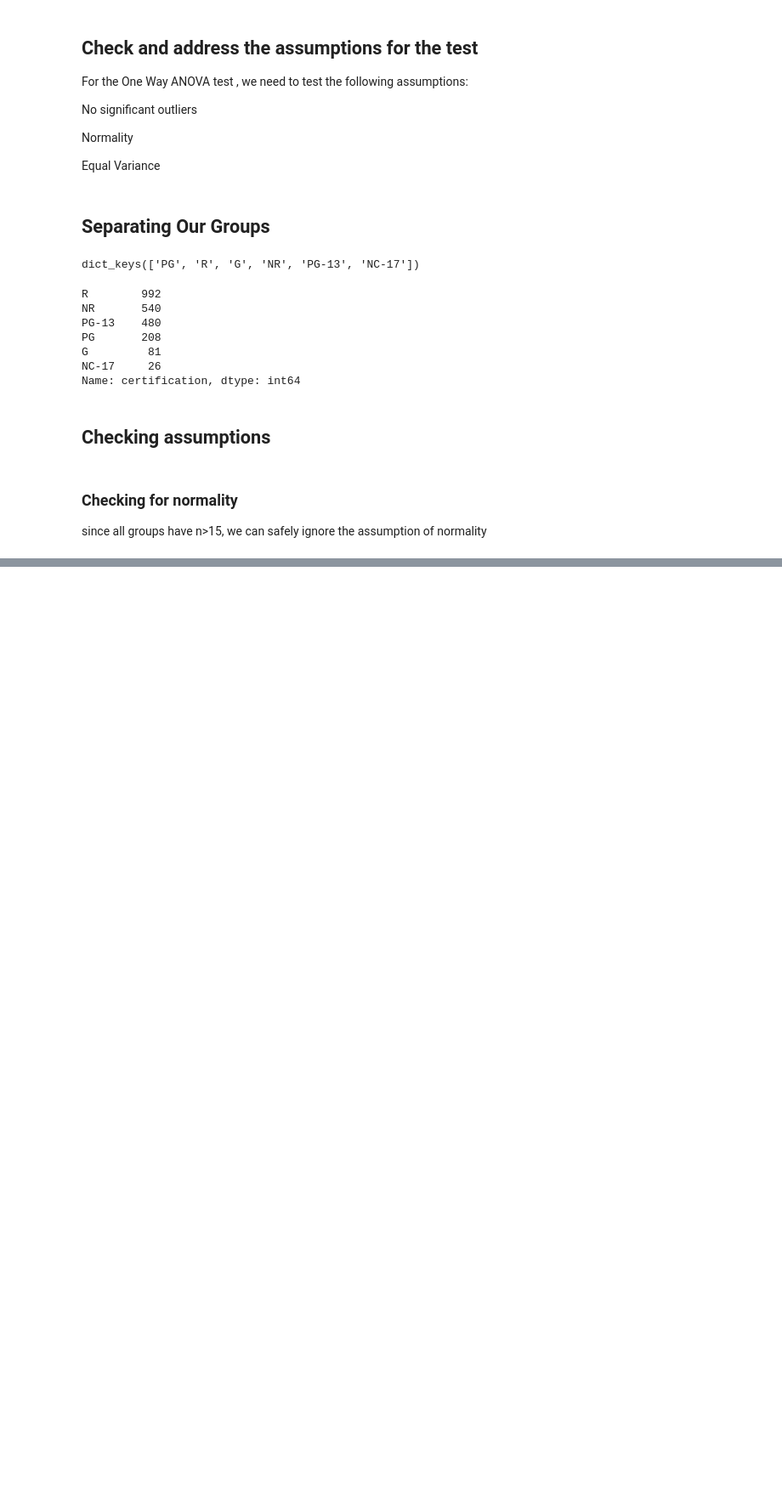
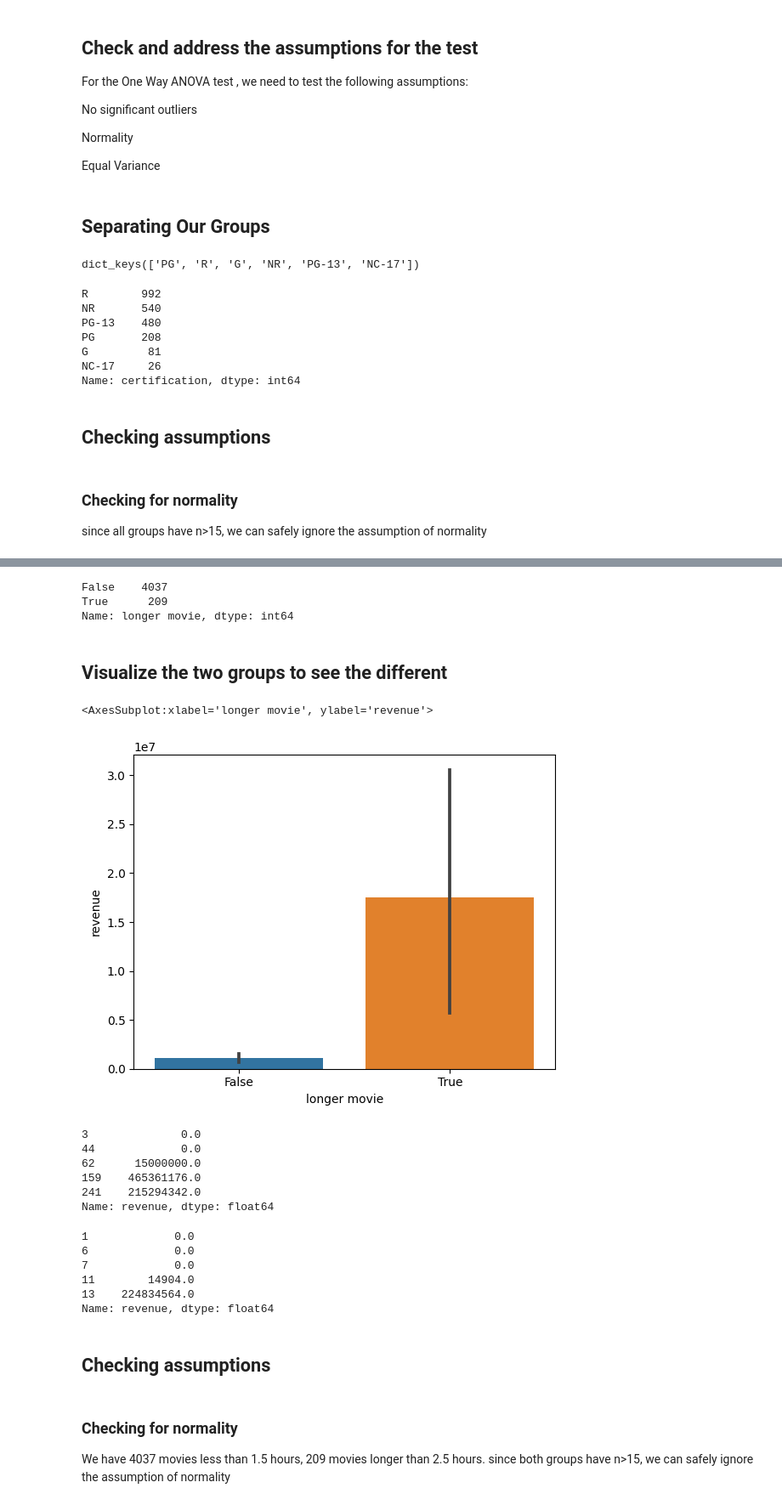
Before and after one commit to QianFu520/Project-3--Analyze-what-makes-a-movie-successful, a Jupyter notebook: project3-part4_Hypothesis Testing.ipynb, the cells around one changed output, grey strips where cells are left out. Shown at 85% size. Saved outputs shown, nothing was run; the diff lists cells and outputs as text; code cells hidden in the pictures; blank space fills up the shorter version.

```diff
--- a/project3-part4_Hypothesis Testing.ipynb
+++ b/project3-part4_Hypothesis Testing.ipynb
@@ -281,0 +447,4 @@ since all groups have n>15, we can safely ignore the assumption of normality
+# %%
+df_combined1 = df_combined1[['revenue', 'runtime']]
+df_combined1 = df_combined1.dropna(subset = 'runtime')
+df_combined1.head()
@@ -281,0 +458,4 @@ since all groups have n>15, we can safely ignore the assumption of normality
+# %%
+## filter the movies with runtime >2.5 hours and <1.5 hours
+movie1 = df_combined1.loc[df_combined1['runtime']>150]
+movie2 = df_combined1.loc[df_combined1['runtime']<90]
@@ -281,0 +466,3 @@ since all groups have n>15, we can safely ignore the assumption of normality
+# %%
+df_combined1 = pd.concat([movie1, movie2], axis=0)
+df_combined1.head()
@@ -281,0 +476,4 @@ since all groups have n>15, we can safely ignore the assumption of normality
+# %%
+## create column that defines the 2 groups, lenght of movie>150 or not
+df_combined1['longer movie']=df_combined1['runtime']>150
+df_combined1.head()
@@ -281,0 +487,40 @@ since all groups have n>15, we can safely ignore the assumption of normality
+# %%
+df_combined1['longer movie'].value_counts()
+# %% [output]
+False    4037
+True      209
+Name: longer movie, dtype: int64
+# %% [markdown]
+## Visualize the two groups to see the different
+# %%
+sns.barplot(data=df_combined1, x='longer movie', y='revenue')
+# %% [output]
+<AxesSubplot:xlabel='longer movie', ylabel='revenue'>
+[figure, added]
+# %%
+## save the two groups as in form of pandas series for better use
+movie1_revenue = movie1['revenue']
+movie1_revenue.head()
+# %% [output]
+3              0.0
+44             0.0
+62      15000000.0
+159    465361176.0
+241    215294342.0
+Name: revenue, dtype: float64
+# %%
+movie2_revenue = movie2['revenue']
+movie2_revenue.head()
+# %% [output]
+1             0.0
+6             0.0
+7             0.0
+11        14904.0
+13    224834564.0
+Name: revenue, dtype: float64
+# %% [markdown]
+## Checking assumptions
+# %% [markdown]
+### Checking for normality
+
+ We have 4037 movies less than 1.5 hours, 209 movies longer than 2.5 hours. since both groups have n>15, we can safely ignore the assumption of normality
```
Also changed, not shown: parts of 74 cells of this notebook, 1 other file.
